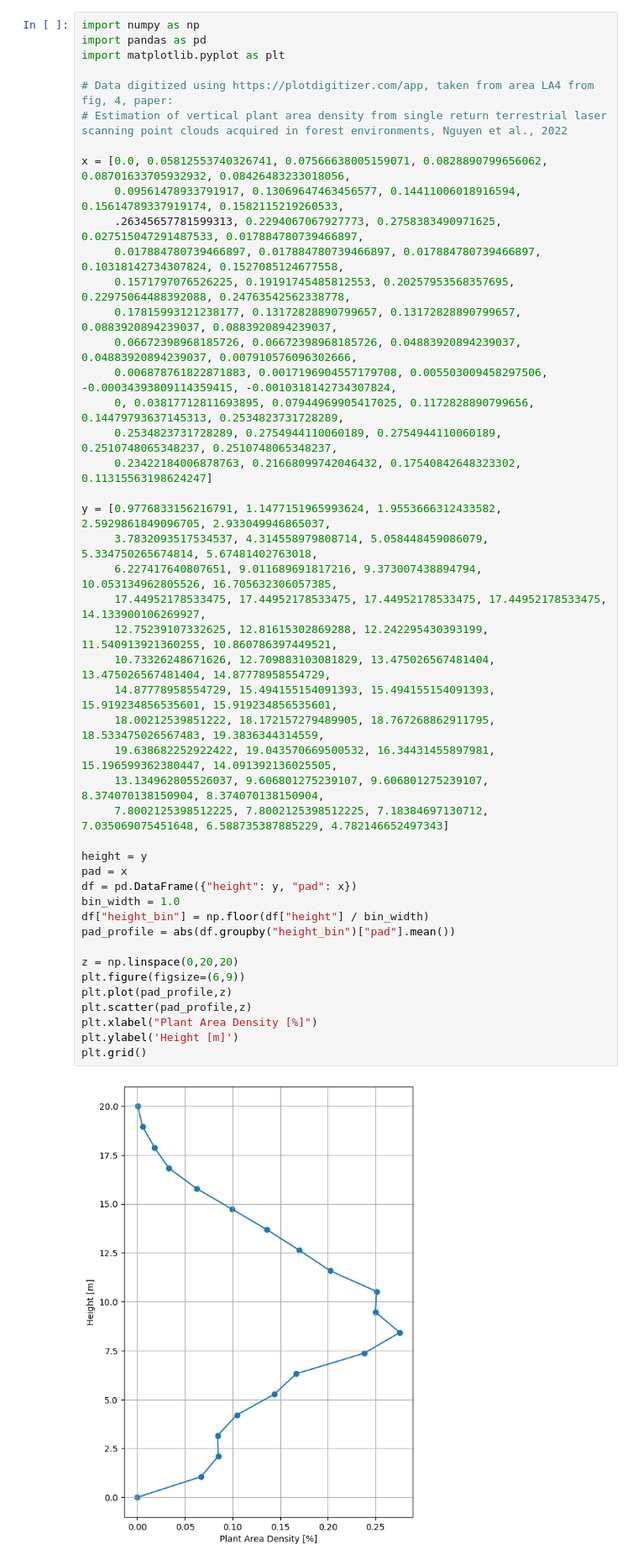
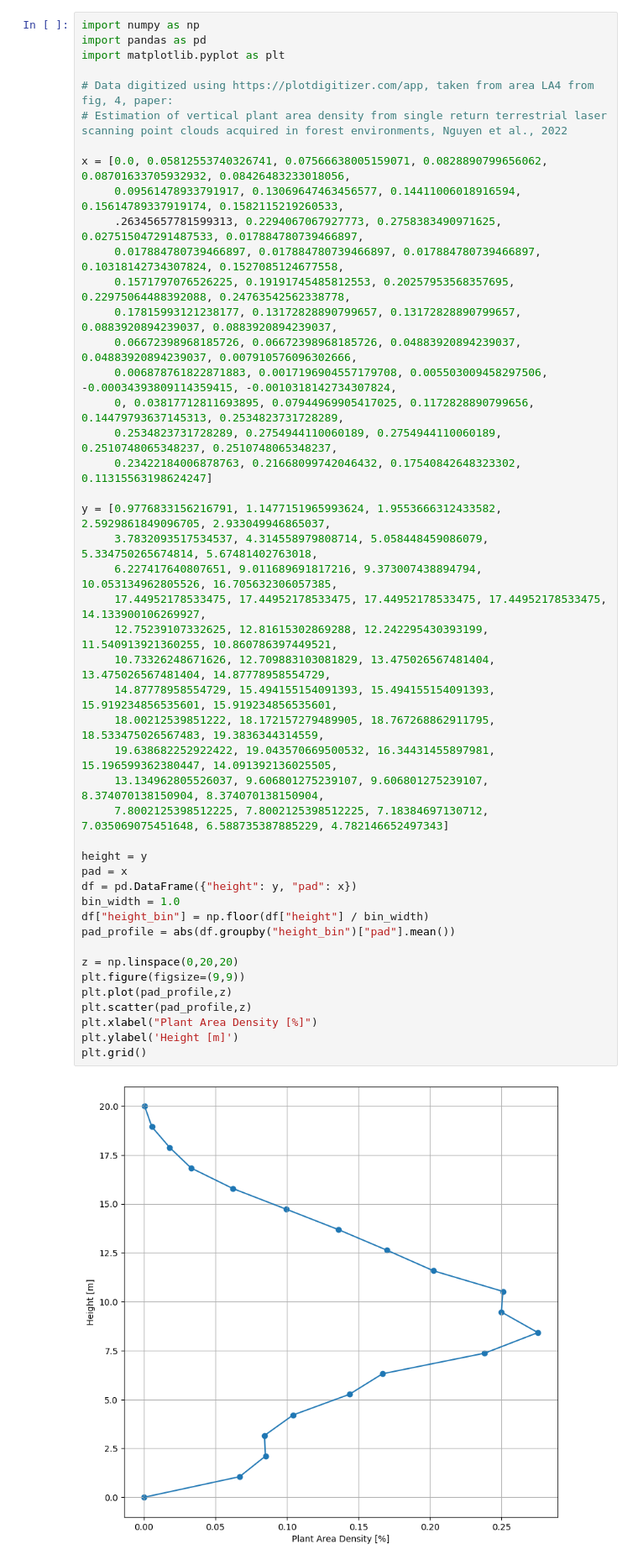
Before and after one commit to JacobManniche/Bachelor_legeplads, a Jupyter notebook: demos/canopy.ipynb, the cells around one changed output. Shown at 84% size. Drawn from its saved outputs; the diff is of its cells as text.

```diff
--- a/demos/canopy.ipynb
+++ b/demos/canopy.ipynb
@@ -17,32 +17,32 @@ x = [0.0, 0.05812553740326741, 0.07566638005159071, 0.0828890799656062, 0.087016
      0, 0.03817712811693895, 0.07944969905417025, 0.1172828890799656, 0.14479793637145313, 0.2534823731728289,
      0.2534823731728289, 0.2754944110060189, 0.2754944110060189, 0.2510748065348237, 0.2510748065348237,
      0.23422184006878763, 0.21668099742046432, 0.17540842648323302, 0.11315563198624247]
 
 y = [0.9776833156216791, 1.1477151965993624, 1.9553666312433582, 2.5929861849096705, 2.933049946865037,
      3.7832093517534537, 4.314558979808714, 5.058448459086079, 5.334750265674814, 5.67481402763018,
      6.227417640807651, 9.011689691817216, 9.373007438894794, 10.053134962805526, 16.705632306057385,
      17.44952178533475, 17.44952178533475, 17.44952178533475, 17.44952178533475, 14.133900106269927,
      12.75239107332625, 12.81615302869288, 12.242295430393199, 11.540913921360255, 10.860786397449521,
      10.73326248671626, 12.709883103081829, 13.475026567481404, 13.475026567481404, 14.87778958554729,
      14.87778958554729, 15.494155154091393, 15.494155154091393, 15.919234856535601, 15.919234856535601,
      18.00212539851222, 18.172157279489905, 18.767268862911795, 18.533475026567483, 19.3836344314559,
      19.638682252922422, 19.043570669500532, 16.34431455897981, 15.196599362380447, 14.091392136025505,
      13.134962805526037, 9.606801275239107, 9.606801275239107, 8.374070138150904, 8.374070138150904,
      7.8002125398512225, 7.8002125398512225, 7.18384697130712, 7.035069075451648, 6.588735387885229, 4.782146652497343]
 
 height = y
 pad = x
 df = pd.DataFrame({"height": y, "pad": x})
 bin_width = 1.0
 df["height_bin"] = np.floor(df["height"] / bin_width)
 pad_profile = abs(df.groupby("height_bin")["pad"].mean())
 
 z = np.linspace(0,20,20)
-plt.figure(figsize=(6,9))
+plt.figure(figsize=(9,9))
 plt.plot(pad_profile,z)
 plt.scatter(pad_profile,z)
 plt.xlabel("Plant Area Density [%]")
 plt.ylabel('Height [m]')
 plt.grid()
 # %% [output]
-[figure, old version]
+[figure, new version]
```
Also changed, not shown: parts of 1 cell of this notebook, 2 other files.
